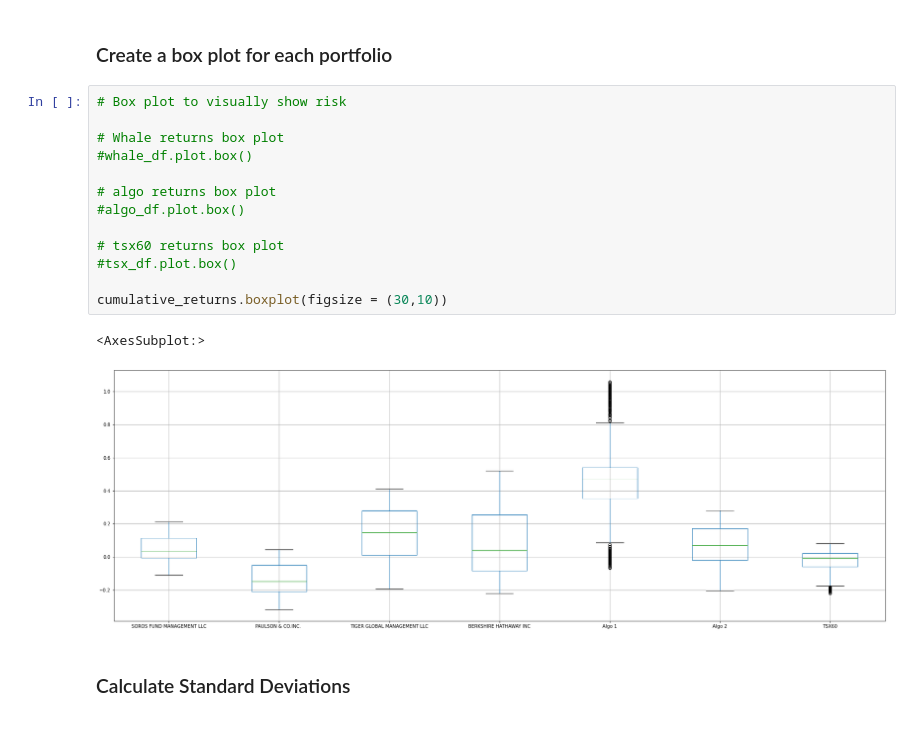
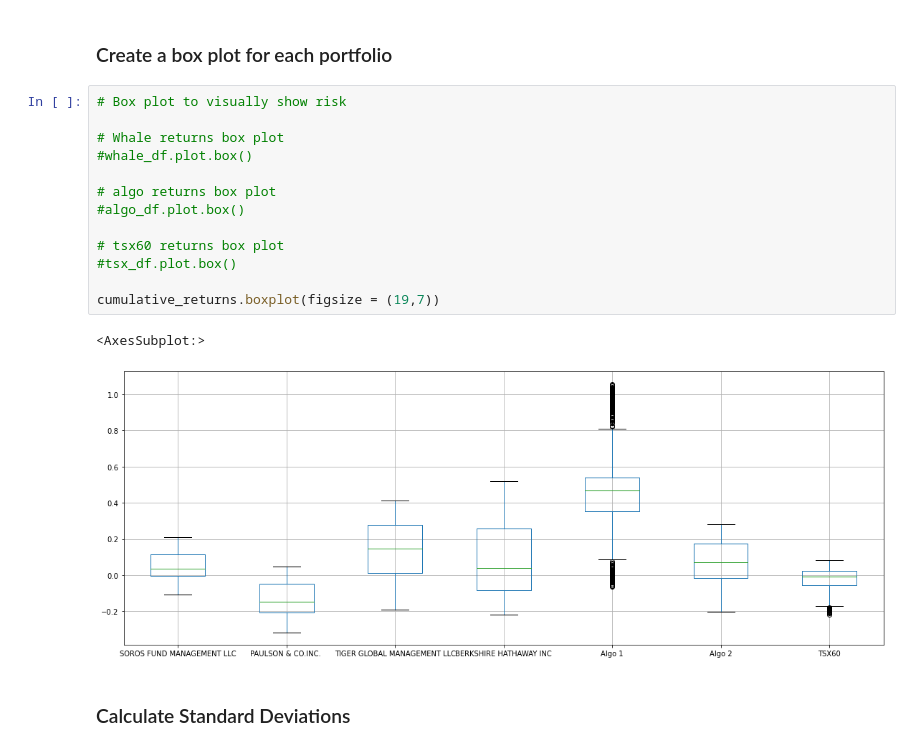
Before and after one commit to cjseeley7/Homework-Task-3, a Jupyter notebook: Week 3/Starter_Code/whale_analysis.ipynb, the cells around one changed output. Drawn from its saved outputs; the diff is of its cells as text.

```diff
--- a/Week 3/Starter_Code/whale_analysis.ipynb
+++ b/Week 3/Starter_Code/whale_analysis.ipynb
@@ -284,19 +292,19 @@ Determine the _risk_ of each portfolio:
 # %%
 # Box plot to visually show risk
 
 # Whale returns box plot
 #whale_df.plot.box()
 
 # algo returns box plot
 #algo_df.plot.box()
 
 # tsx60 returns box plot
 #tsx_df.plot.box()
 
-cumulative_returns.boxplot(figsize = (30,10))
+cumulative_returns.boxplot(figsize = (19,7))
 # %% [output]
 <AxesSubplot:>
-[figure, old version]
+[figure, new version]
 # %% [markdown]
 ### Calculate Standard Deviations
 # %%
```
Also changed, not shown: parts of 24 cells of this notebook, 3 other files.
